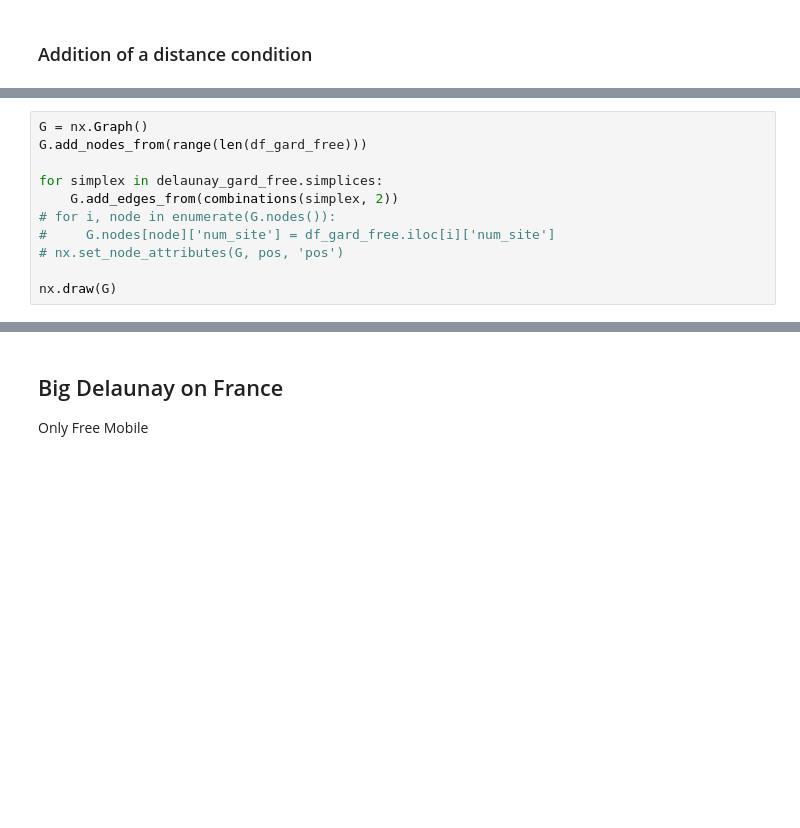
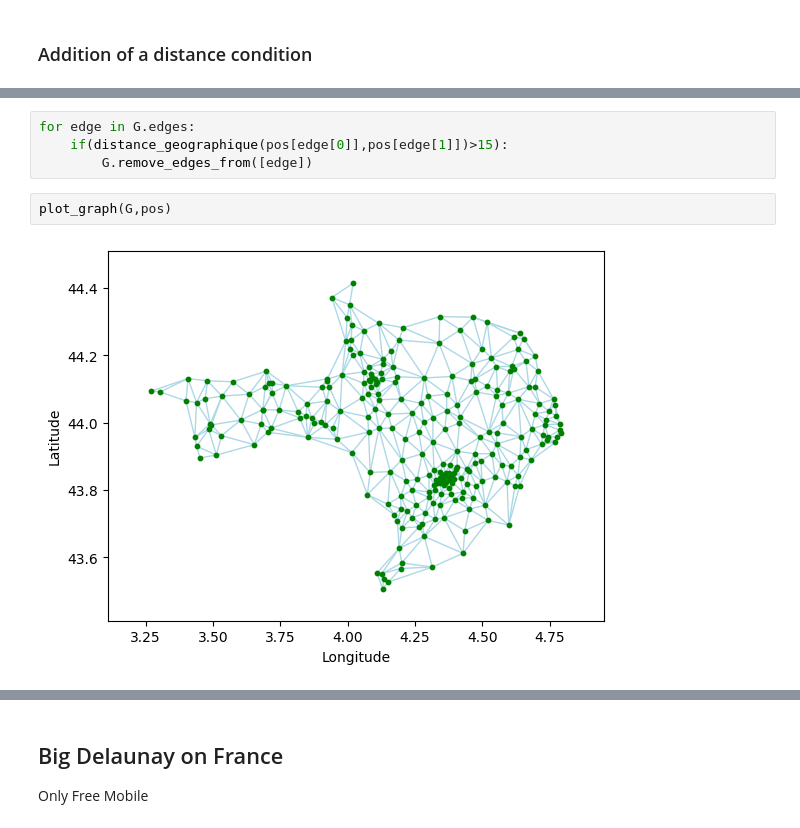
Before and after one commit to pmehaud/internship_cvut_2024, a Jupyter notebook: delaunay-voronoy/neighbours_delaunay.ipynb, the cells around one changed output, grey strips where cells are left out. Drawn from its saved outputs; the diff is of its cells as text; blank space fills up the shorter version.

```diff
--- a/delaunay-voronoy/neighbours_delaunay.ipynb
+++ b/delaunay-voronoy/neighbours_delaunay.ipynb
@@ -123,11 +221,0 @@ tmp
-# %%
-G = nx.Graph()
-G.add_nodes_from(range(len(df_gard_free)))
-
-for simplex in delaunay_gard_free.simplices:
-    G.add_edges_from(combinations(simplex, 2))
-# for i, node in enumerate(G.nodes()):
-#     G.nodes[node]['num_site'] = df_gard_free.iloc[i]['num_site']
-# nx.set_node_attributes(G, pos, 'pos')
-
-nx.draw(G)
@@ -135,0 +245,8 @@ nx.draw(G)
+# %%
+for edge in G.edges:
+    if(distance_geographique(pos[edge[0]],pos[edge[1]])>15):
+        G.remove_edges_from([edge])
+# %%
+plot_graph(G,pos)
+# %% [output]
+[figure, added]
```
Also changed, not shown: parts of 20 cells of this notebook.
